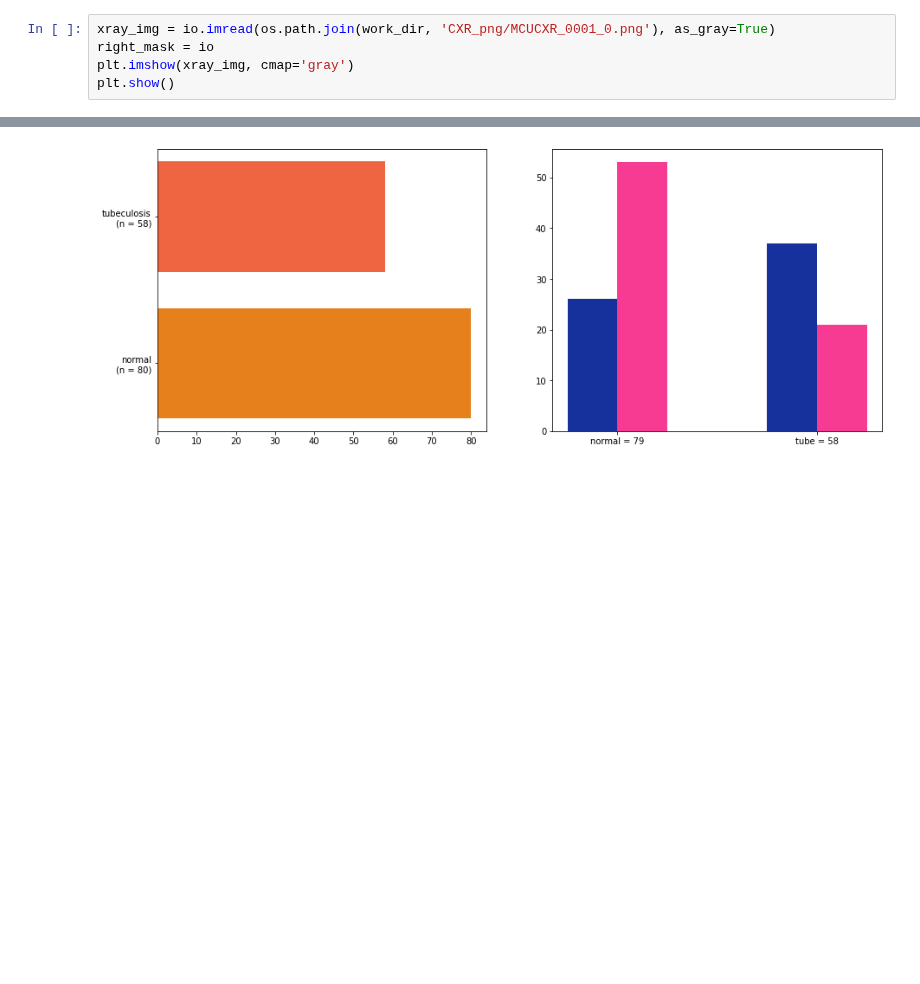
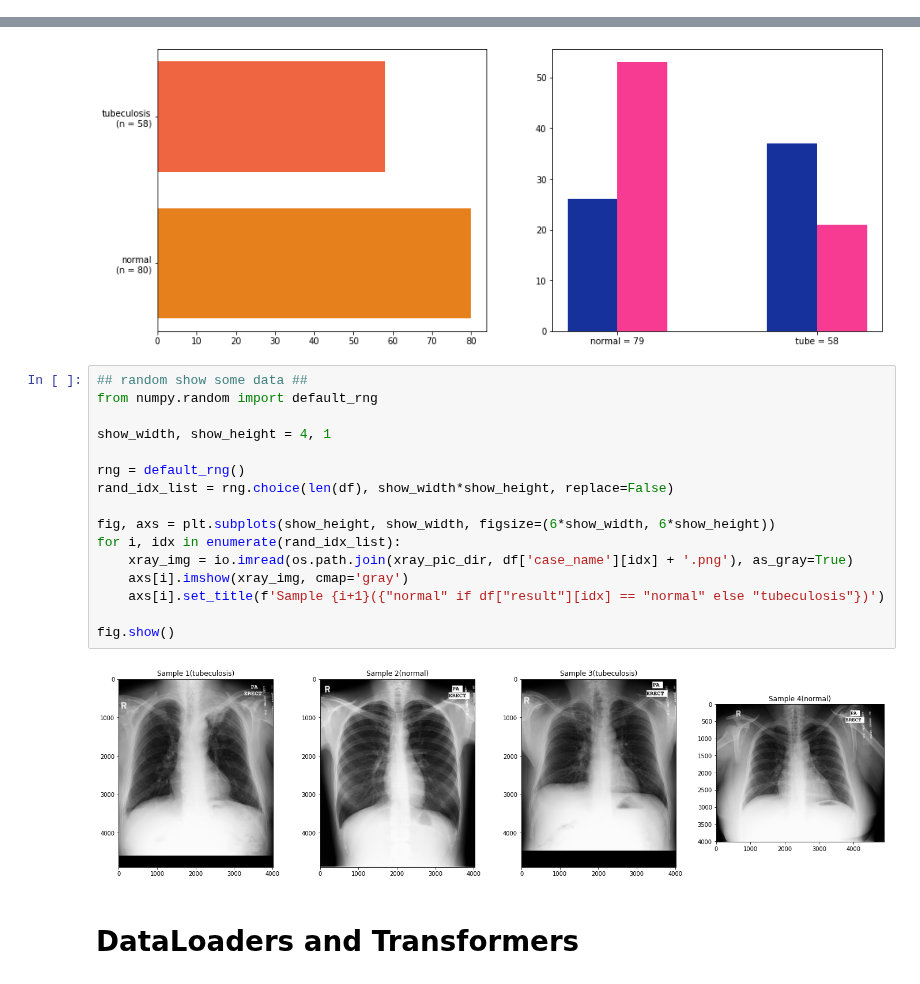
Before and after one commit to jKulrativid/indiv_2021_1_tubeculosis, a Jupyter notebook: MontgomeryTubeculosis.ipynb, the cells around one changed output, grey strips where cells are left out. Saved outputs shown, nothing was run; the diff lists cells and outputs as text; blank space fills up the shorter version.

```diff
--- a/MontgomeryTubeculosis.ipynb
+++ b/MontgomeryTubeculosis.ipynb
@@ -42,8 +42,3 @@ xray_pic_dir = os.path.join(work_dir, 'CXR_png/')
 right_mask_dir = os.path.join(work_dir, 'ManualMask/rightMask/')
 left_mask_dir = os.path.join(work_dir, 'ManualMask/leftMask')
 clinical_readings_dir = os.path.join(work_dir, 'ClinicalReadings')
-# %%
-xray_img = io.imread(os.path.join(work_dir, 'CXR_png/MCUCXR_0001_0.png'), as_gray=True)
-right_mask = io
-plt.imshow(xray_img, cmap='gray')
-plt.show()
@@ -300,3 +293,23 @@ ax2.set_xticklabels([f'normal = {male_heights[0]+female_heights[0]}', f'tube = {
 fig.show()
 # %% [output]
 [figure]
+# %%
+## random show some data ##
+from numpy.random import default_rng
+
+show_width, show_height = 4, 1
+
+rng = default_rng()
+rand_idx_list = rng.choice(len(df), show_width*show_height, replace=False)
+
+fig, axs = plt.subplots(show_height, show_width, figsize=(6*show_width, 6*show_height))
+for i, idx in enumerate(rand_idx_list):
+    xray_img = io.imread(os.path.join(xray_pic_dir, df['case_name'][idx] + '.png'), as_gray=True)
+    axs[i].imshow(xray_img, cmap='gray')
+    axs[i].set_title(f'Sample {i+1}({"normal" if df["result"][idx] == "normal" else "tubeculosis"})')
+
+fig.show()
+# %% [output]
+[figure, added]
+# %% [markdown]
+# DataLoaders and Transformers
```
Also changed, not shown: parts of 1 cell of this notebook.
